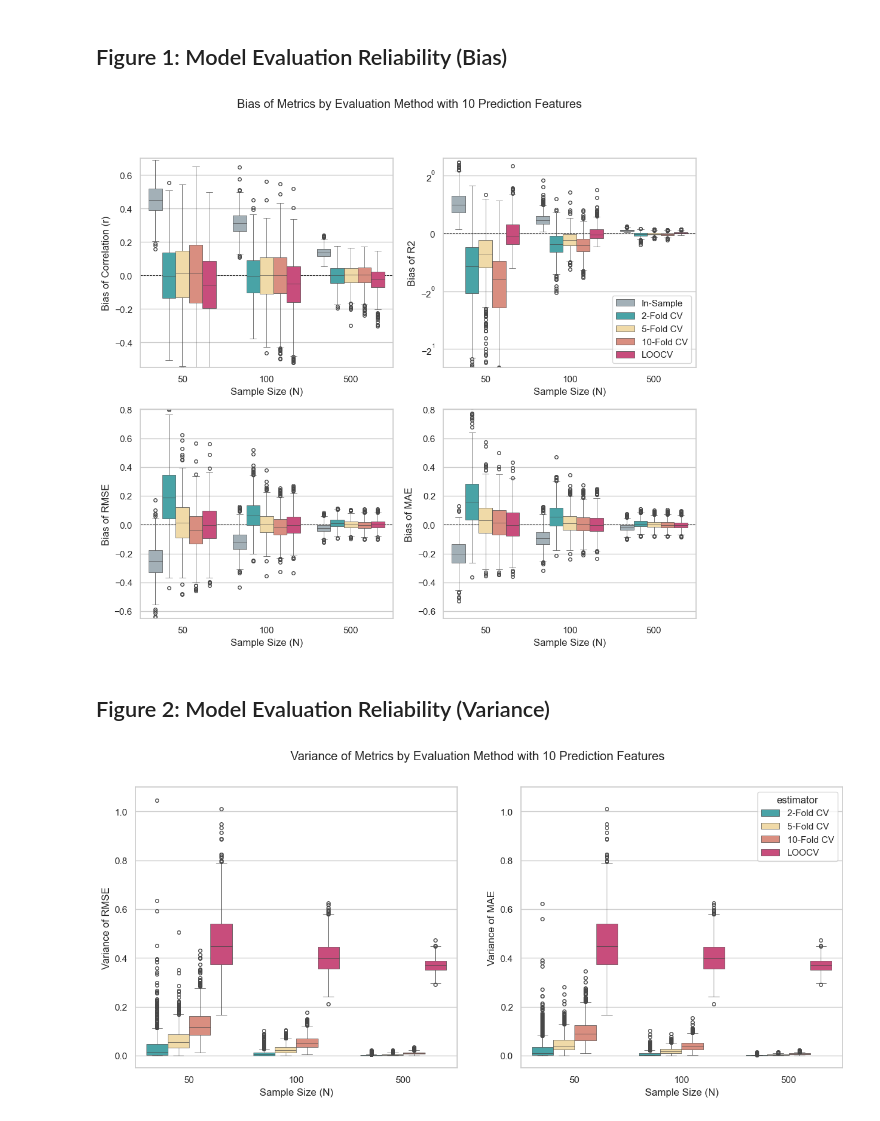
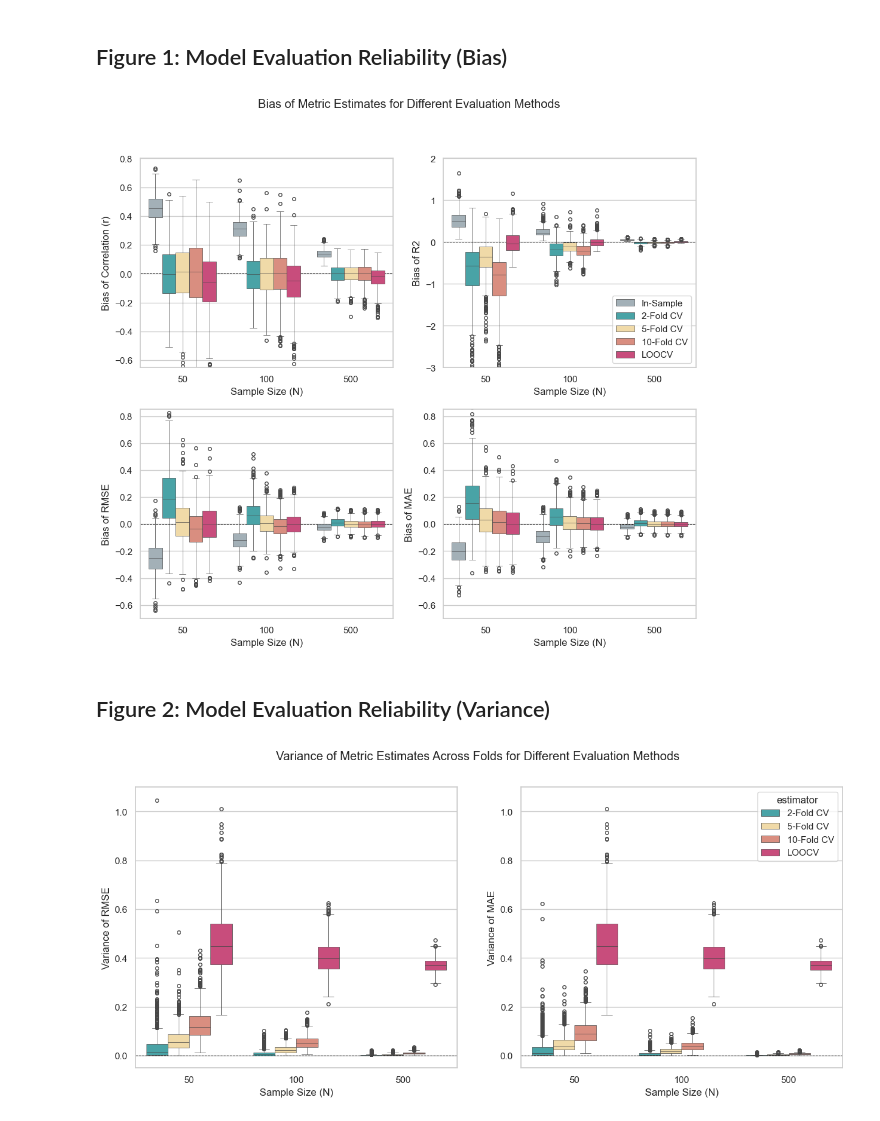
Before and after one commit to Niche-Lab/modeling-guide, a Jupyter notebook: study1.ipynb, the cells around one changed output. Cells and saved outputs as stored; diff of their text form; code cells hidden in the pictures.

Commit message:
study 1 fix figures

```diff
--- a/study1.ipynb
+++ b/study1.ipynb
@@ -51,40 +44,40 @@ for i, m in enumerate(["r", "RMSE", "R2", "MAE"]):
         ax=ax,
     )
     ax.set_xlabel("Sample Size (N)")
     ax.set_ylabel(m)
 
 # r
 # axes[0][0].set_title("Correlation (r)")
-axes[0][0].set_ylim(-0.55, 0.7)
+axes[0][0].set_ylim(-0.65, 0.8)
 axes[0][0].set_ylabel("Bias of Correlation (r)")
 # R2
 # axes[0][1].set_title("Coefficient of Determination (R2)")
 axes[0][1].set_ylim(-2.5, 1.3)
-axes[0][1].set_yscale("symlog", base=2)
-axes[0][1].set_yticks([-2, -1, 0, 1])
+# axes[0][1].set_yscale("symlog", base=2)
+axes[0][1].set_yticks([-3, -2, -1, 0, 1, 2])
 axes[0][1].set_ylabel("Bias of R2")
 
 # RMSE
 # axes[1][0].set_title("Root Mean Squared Error (RMSE)")
-axes[1][0].set_ylim(-0.65, 0.8)
+axes[1][0].set_ylim(-0.7, 0.85)
 axes[1][0].set_ylabel("Bias of RMSE")
 
 # MAE
 # axes[1][1].set_title("Mean Absolute Error (MAE)")
-axes[1][1].set_ylim(-0.65, 0.8)
+axes[1][1].set_ylim(-0.7, 0.85)
 axes[1][1].set_ylabel("Bias of MAE")
 
 # legend
 axes[0][0].get_legend().remove()
 axes[0][1].legend(loc="lower right", ncol=1)
 axes[1][0].get_legend().remove()
 axes[1][1].get_legend().remove()
 
 # show
-fig.suptitle("Bias of Metrics by Evaluation Method with 10 Prediction Features")
+fig.suptitle("Bias of Metric Estimates for Different Evaluation Methods")
 fig.savefig("out/study1a.png", dpi=300)
 # %% [output]
-[figure, old version]
+[figure, new version]
 # %% [markdown]
 ## Figure 2: Model Evaluation Reliability (Variance)
 # %%
@@ -92,37 +85,34 @@ sns.set_theme(style="whitegrid")
 palette = ["#39B1B5", "#FCDE9C", "#E88471", "#DC3977"]
 
 fig, axes = plt.subplots(1, 2, figsize=(15, 6))
-sns.boxplot(
-    data=data.query("metric == 'RMSE' and estimator != 'In-Sample'"),
-    x="n", y="variance",
-    hue="estimator",
-    linewidth=0.5,
-    fliersize=4,
-    palette=palette,
-    ax=axes[0],
-)
-sns.boxplot(
-    data=data.query("metric == 'MAE' and estimator != 'In-Sample'"),
-    x="n", y="variance",
-    hue="estimator",
-    linewidth=0.5,
-    fliersize=4,
-    palette=palette,
-    ax=axes[1],
-)
+
+for i, m in enumerate(["RMSE", "MAE"]):
+    sns.boxplot(
+        data=data.query(f"metric == '{m}' and estimator != 'In-Sample'"),
+        x="n", y="variance",
+        hue="estimator",
+        linewidth=0.5,
+        fliersize=4,
+        palette=palette,
+        ax=axes[i],
+    )
+    axes[i].axhline(
+        y=0,
+        color="black",
+        linestyle="--",
+        linewidth=0.7,
+    )
+    axes[i].set_ylim(-0.05, 1.1)
+    axes[i].set_xlabel("Sample Size (N)")
 
 # RMSE
-axes[0].set_ylim(-0.05, 1.1)
 axes[0].get_legend().remove()
-axes[0].set_xlabel("Sample Size (N)")
 axes[0].set_ylabel("Variance of RMSE")
 
 # MAE
-axes[1].set_ylim(-0.05, 1.1)
-axes[1].set_xlabel("Sample Size (N)")
 axes[1].set_ylabel("Variance of MAE")
 
-fig.suptitle("Variance of Metrics by Evaluation Method with 10 Prediction Features")
+fig.suptitle("Variance of Metric Estimates Across Folds for Different Evaluation Methods")
 fig.savefig("out/study1b.png", dpi=300)
 # %% [output]
-[figure, old version]
+[figure, new version]
```
Also changed, not shown: parts of 1 cell of this notebook, 2 other files.
